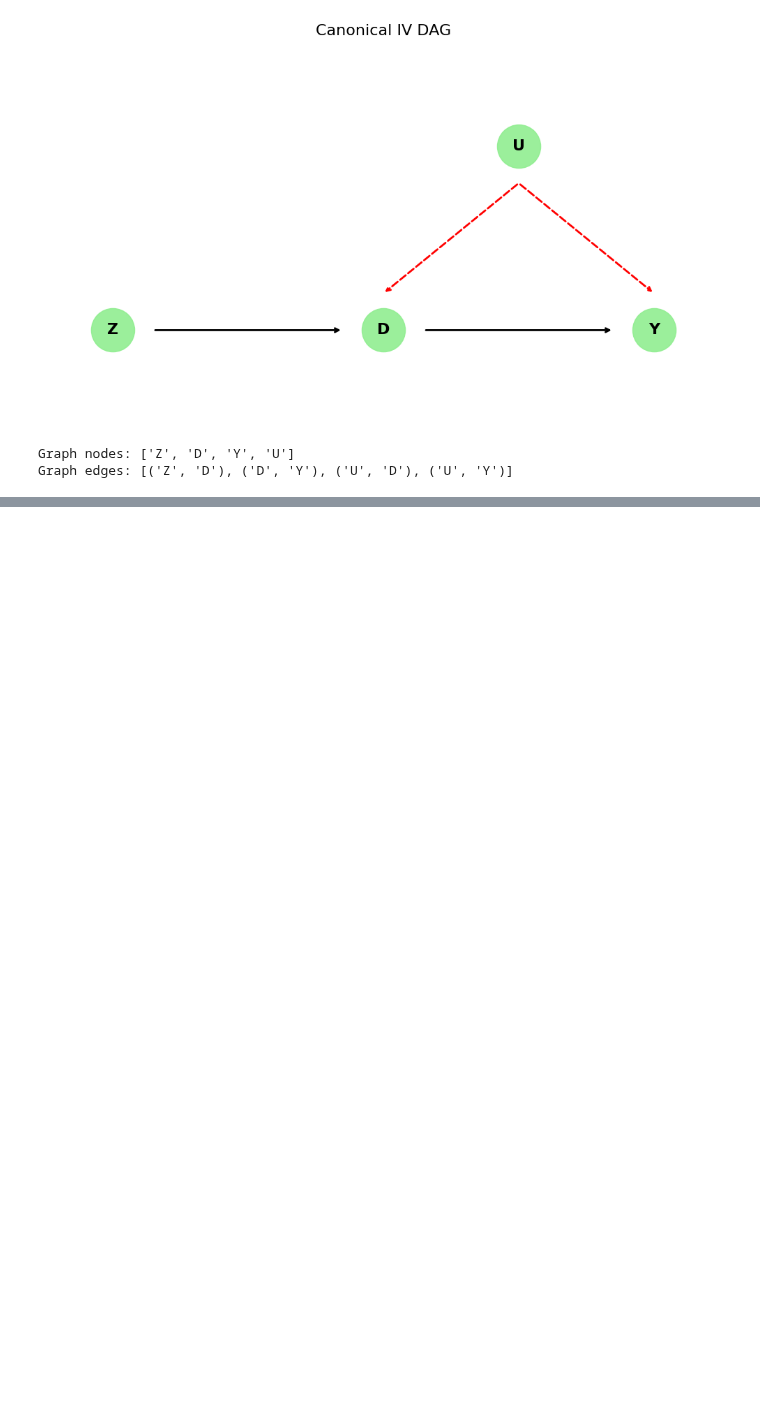
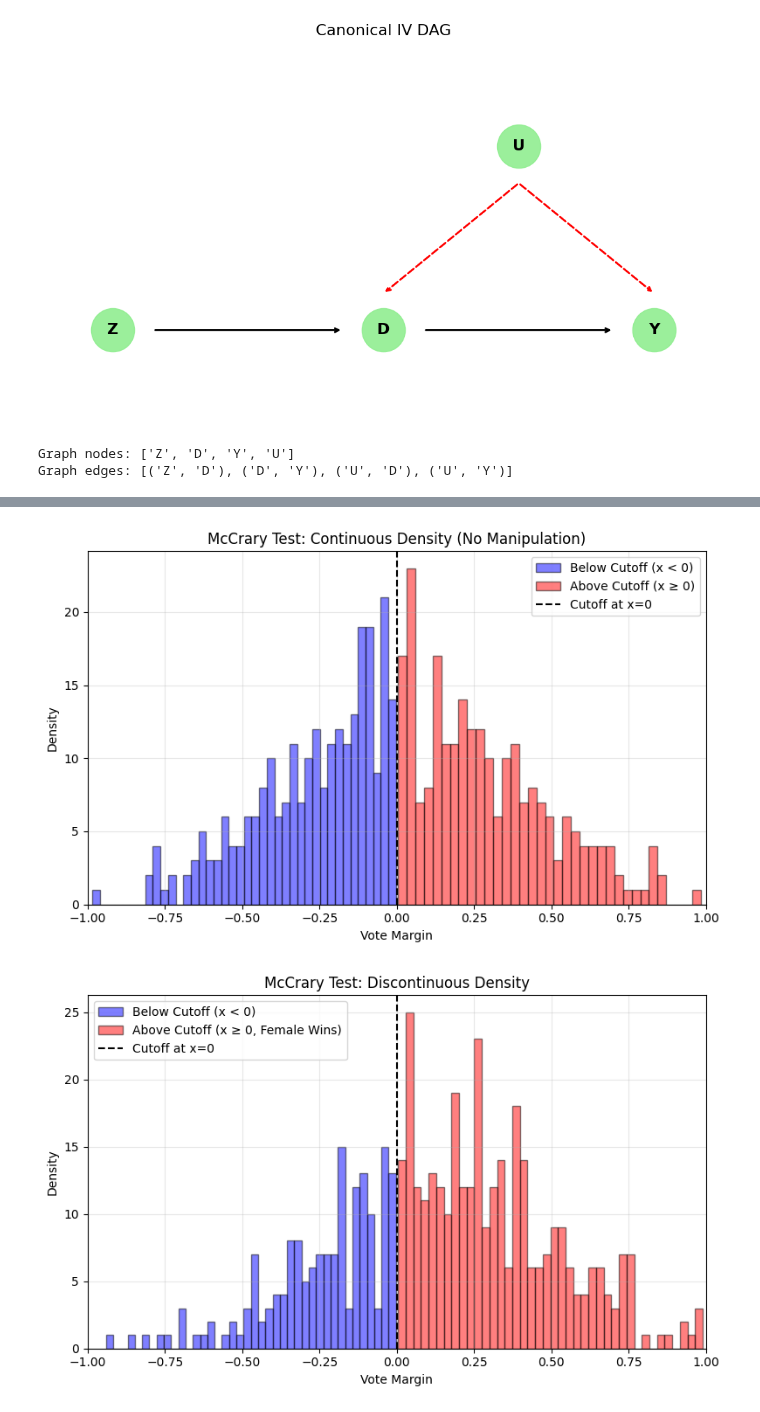
Before and after one commit to kabeerbora/ECON5625, a Jupyter notebook: instrument_variables.ipynb, the cells around one changed output, grey strips where cells are left out. Drawn from its saved outputs; the diff is of its cells as text; code cells hidden in the pictures; blank space fills up the shorter version.

```diff
--- a/instrument_variables.ipynb
+++ b/instrument_variables.ipynb
@@ -197,0 +194,56 @@ plt.show()
+# %%
+import numpy as np
+import matplotlib.pyplot as plt
+
+# Set random seed for reproducibility
+np.random.seed(42)
+
+# Parameters
+n_points = 500  # Enough observations for density
+x_min, x_max = -1, 1  # Narrow range for close races
+bins = 40  # Fine granularity for histograms
+
+# --- Plot 1: Continuous Density (Okay, No Manipulation) ---
+# Generate vote margin with peak near x=0 (closer races)
+x_continuous = np.concatenate([
+    np.random.normal(-0.2, 0.3, n_points//2),  # Equal points below cutoff
+    np.random.normal(0.2, 0.3, n_points//2)     # Equal points above cutoff
+])
+
+# Create figure for continuous density
+plt.figure(figsize=(8, 5))
+plt.hist(x_continuous[x_continuous < 0], bins=bins, alpha=0.5, label='Below Cutoff (x < 0)', color='blue', edgecolor='black')
+plt.hist(x_continuous[x_continuous >= 0], bins=bins, alpha=0.5, label='Above Cutoff (x ≥ 0)', color='red', edgecolor='black')
+plt.axvline(x=0, color='black', linestyle='--', label='Cutoff at x=0')
+plt.xlabel('Vote Margin')
+plt.ylabel('Density')
+plt.title('McCrary Test: Continuous Density (No Manipulation)')
+plt.legend()
+plt.grid(True, alpha=0.3)
+plt.xlim(x_min, x_max)
+plt.tight_layout()
+plt.show()
+
+# --- Plot 2: Discontinuous Density (Clearer Manipulation, More Female Wins) ---
+# Generate vote margin with pronounced discontinuity (80% above x=0)
+x_discontinuous = np.concatenate([
+    np.random.normal(-0.2, 0.3, int(n_points*0.2)),  # 20% below cutoff
+    np.random.normal(0.2, 0.3, int(n_points*0.8))     # 80% above cutoff (female wins)
+])
+
+# Create figure for discontinuous density
+plt.figure(figsize=(8, 5))
+plt.hist(x_discontinuous[x_discontinuous < 0], bins=bins, alpha=0.5, label='Below Cutoff (x < 0)', color='blue', edgecolor='black')
+plt.hist(x_discontinuous[x_discontinuous >= 0], bins=bins, alpha=0.5, label='Above Cutoff (x ≥ 0, Female Wins)', color='red', edgecolor='black')
+plt.axvline(x=0, color='black', linestyle='--', label='Cutoff at x=0')
+plt.xlabel('Vote Margin')
+plt.ylabel('Density')
+plt.title('McCrary Test: Discontinuous Density')
+plt.legend()
+plt.grid(True, alpha=0.3)
+plt.xlim(x_min, x_max)
+plt.tight_layout()
+plt.show()
+# %% [output]
+[figure, added]
+[figure, added]
```
Also changed, not shown: parts of 1 cell of this notebook.
